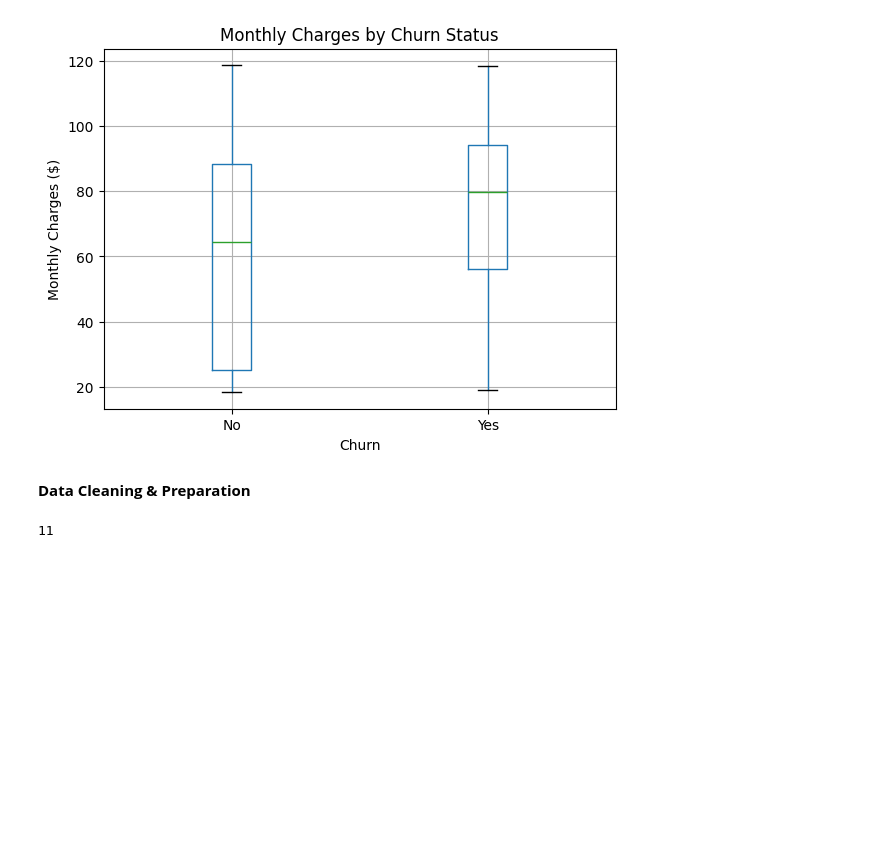
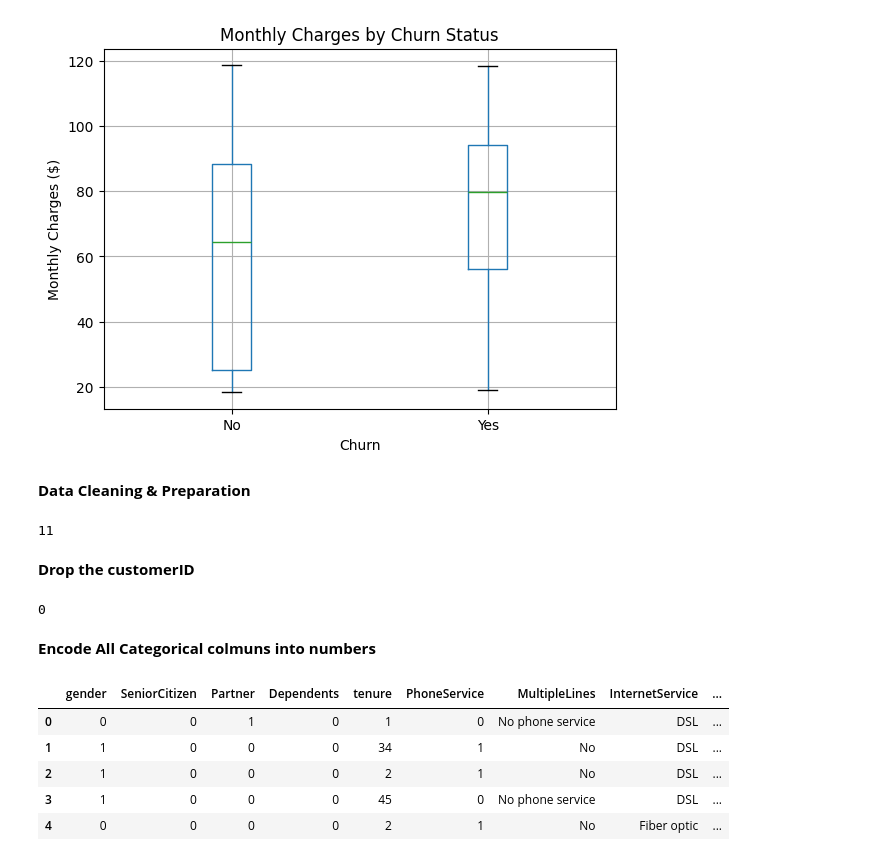
Before and after one commit to lokithasendila/telco-churn-ml, a Jupyter notebook: churn_analysis.ipynb, the cells around one changed output. Cells and saved outputs as stored; diff of their text form; code cells hidden in the pictures; blank space fills up the shorter version.

```diff
--- a/churn_analysis.ipynb
+++ b/churn_analysis.ipynb
@@ -105,3 +105,30 @@ df['TotalCharges'] = pd.to_numeric(df['TotalCharges'], errors='coerce') #fix the
 print(df['TotalCharges'].isnull().sum()) #prints the NaN values all
 # %% [output]
 11
+# %% [markdown]
+**Drop the customerID**
+# %%
+df['TotalCharges'] = df['TotalCharges'].fillna(0) #fills evry NaN colmun with 0
+print(df['TotalCharges'].isnull().sum())  # prints the NaN values now
+# %% [output]
+0
+# %%
+df = df.drop('customerID', axis=1) # drop the customer id it is not valuble
+# %% [markdown]
+**Encode All Categorical colmuns into numbers**
+# %%
+from sklearn.preprocessing import LabelEncoder
+
+binary_cols = ['gender', 'Partner', 'Dependents', 'PhoneService', 'PaperlessBilling', 'Churn']
+le = LabelEncoder() #creates an encoder object
+for col in binary_cols: #loops through the each binary column
+    df[col] = le.fit_transform(df[col]) #learns the 2 categories andd converts them to 0/1 replace the cloumn
+
+df.head()
+# %% [output]
+|  | gender | SeniorCitizen | Partner | Dependents | tenure | PhoneService | MultipleLines | InternetService | ... |
+| 0 | 0 | 0 | 1 | 0 | 1 | 0 | No phone service | DSL | ... |
+| 1 | 1 | 0 | 0 | 0 | 34 | 1 | No | DSL | ... |
+| 2 | 1 | 0 | 0 | 0 | 2 | 1 | No | DSL | ... |
+| 3 | 1 | 0 | 0 | 0 | 45 | 0 | No phone service | DSL | ... |
+| 4 | 0 | 0 | 0 | 0 | 2 | 1 | No | Fiber optic | ... |
```
Also changed, not shown: parts of 8 cells of this notebook.
